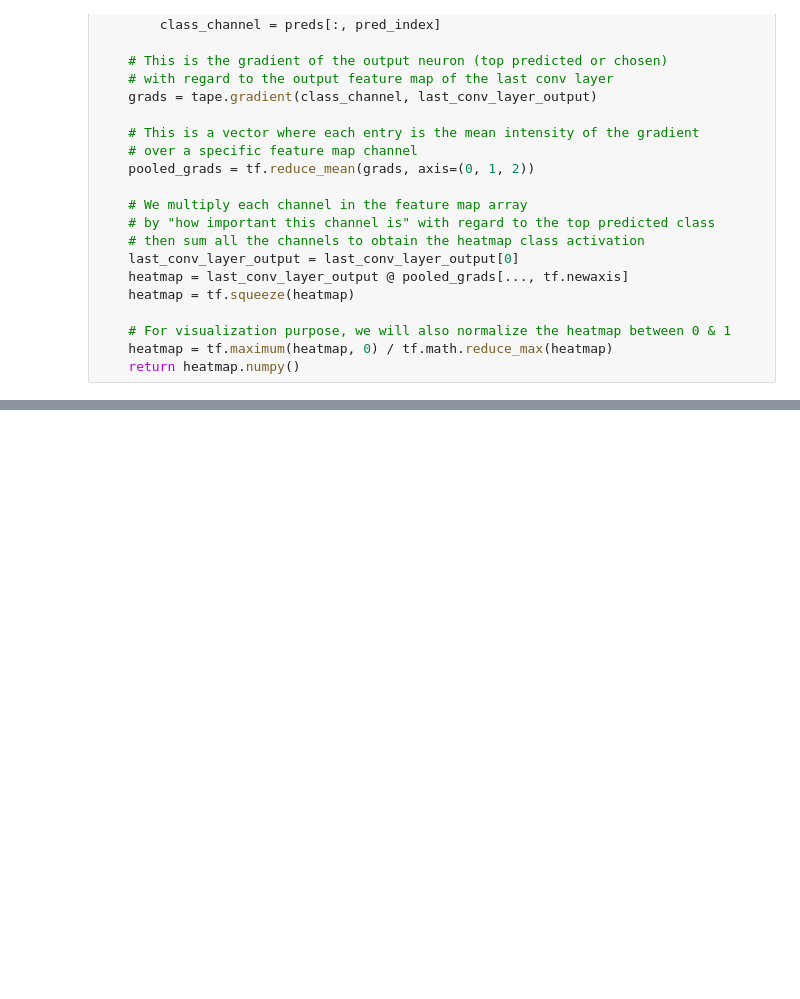
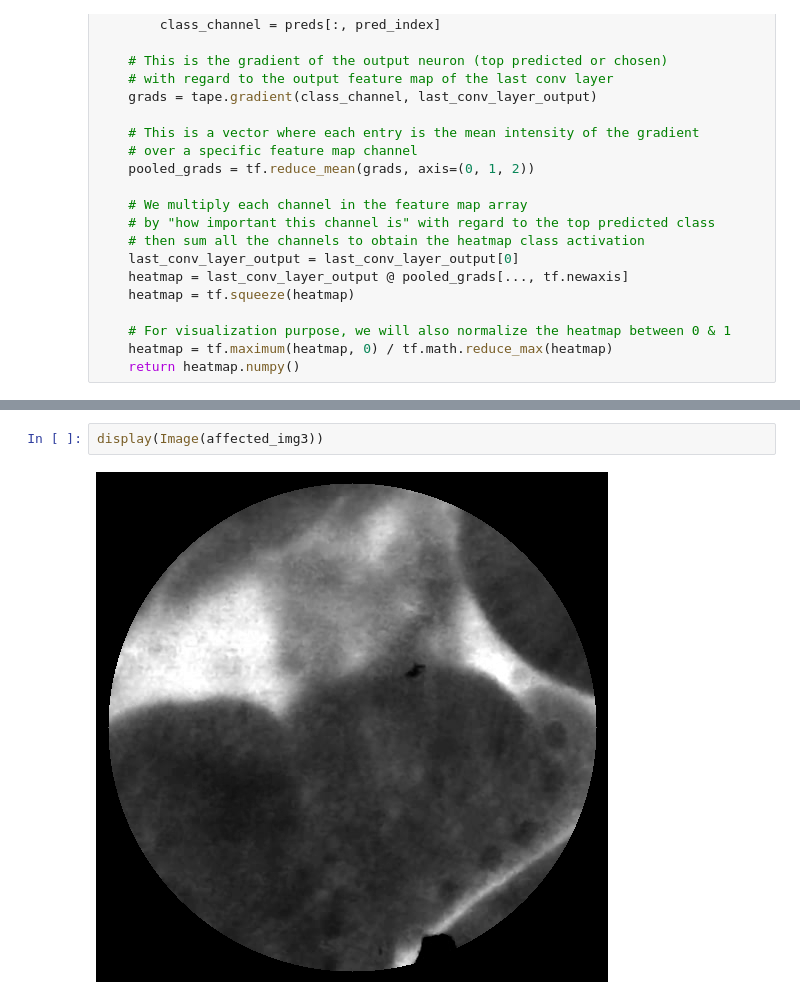
Before and after one commit to hasanmdabid/indicate_fh, a Jupyter notebook: my_code/grad_cam_effect_xception.ipynb, the cells around one changed output, grey strips where cells are left out. Drawn from its saved outputs; the diff is of its cells as text; blank space fills up the shorter version.

```diff
--- a/my_code/grad_cam_effect_xception.ipynb
+++ b/my_code/grad_cam_effect_xception.ipynb
@@ -136,0 +173,4 @@ ValueError: No such layer: block3_sepconv2_act. Existing layers are: ['input_2',
+# %%
+display(Image(affected_img3))
+# %% [output]
+[figure, added]
```
Also changed, not shown: parts of 7 cells of this notebook, 20 other files.
